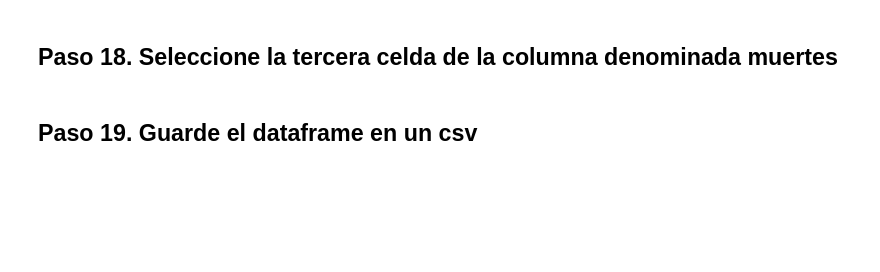
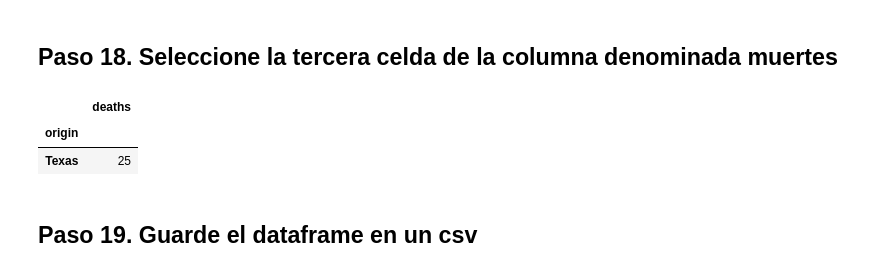
Before and after one commit to RaulTaylor1/DS_PT_09_2023, a Jupyter notebook: Data_Analysis/2-Pandas/Practica/4-Fictional_Army/Fictional Army.ipynb, the cells around one changed output. Saved outputs shown, nothing was run; the diff lists cells and outputs as text; code cells hidden in the pictures; blank space fills up the shorter version.

```diff
--- a/Data_Analysis/2-Pandas/Practica/4-Fictional_Army/Fictional Army.ipynb
+++ b/Data_Analysis/2-Pandas/Practica/4-Fictional_Army/Fictional Army.ipynb
@@ -210,4 +225,10 @@ TypeError: list indices must be integers or slices, not tuple
 # %% [markdown]
 ## Paso 18. Seleccione la tercera celda de la columna denominada muertes
+# %%
+ejercito[['deaths']][2:3]
+# %% [output]
+|  | deaths |
+| origin |  |
+| Texas | 25 |
 # %% [markdown]
 ## Paso 19. Guarde el dataframe en un csv
```
Also changed, not shown: parts of 3 cells of this notebook, 1 other file.
